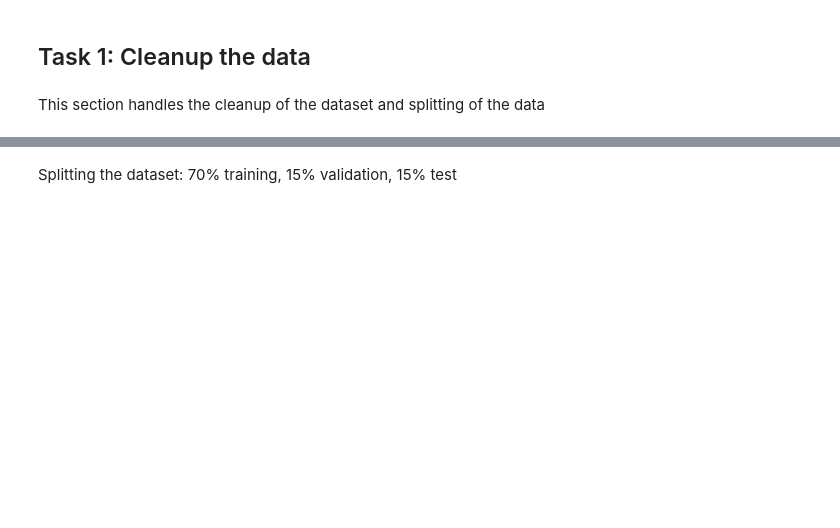
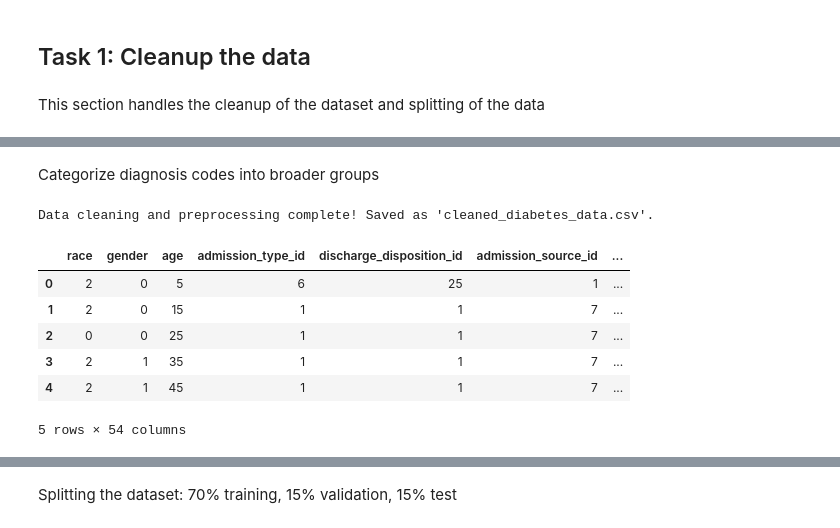
Before and after one commit to AlaaGhalib/Lab3_ML, a Jupyter notebook: AlaaAbdulrazzaq_Abdulrazzaq_lab3.ipynb, the cells around one changed output, grey strips where cells are left out. Cells and saved outputs as stored; diff of their text form; code cells hidden in the pictures; blank space fills up the shorter version.

```diff
--- a/AlaaAbdulrazzaq_Abdulrazzaq_lab3.ipynb
+++ b/AlaaAbdulrazzaq_Abdulrazzaq_lab3.ipynb
@@ -188,0 +80,5 @@ For example, when doing 'df[col].method(value, inplace=True)', try using 'df.met
+# %%
+categorical_features = ['race', 'gender', 'max_glu_serum', 'A1Cresult', 'change', 'diabetesMed']
+le = LabelEncoder()
+for col in categorical_features:
+    diabetes_Data[col] = le.fit_transform(diabetes_Data[col].astype(str))
@@ -188,0 +87,2 @@ For example, when doing 'df[col].method(value, inplace=True)', try using 'df.met
+# %%
+diabetes_Data['readmitted'] = diabetes_Data['readmitted'].map({'>30': 0, 'NO': 0, '<30': 1})
@@ -188,0 +91,73 @@ For example, when doing 'df[col].method(value, inplace=True)', try using 'df.met
+# %%
+medication_columns = ['metformin', 'repaglinide', 'nateglinide', 'chlorpropamide', 'glimepiride',
+                      'acetohexamide', 'glipizide', 'glyburide', 'tolbutamide', 'pioglitazone',
+                      'rosiglitazone', 'acarbose', 'miglitol', 'troglitazone', 'tolazamide',
+                      'examide', 'citoglipton', 'insulin', 'glyburide-metformin',
+                      'glipizide-metformin', 'glimepiride-pioglitazone',
+                      'metformin-rosiglitazone', 'metformin-pioglitazone']
+
+medication_mapping = {'No': 0, 'Steady': 1, 'Up': 2, 'Down': -1}
+for col in medication_columns:
+    diabetes_Data[col] = diabetes_Data[col].map(medication_mapping)
+# %% [markdown]
+Categorize diagnosis codes into broader groups
+# %%
+import pandas as pd
+from sklearn.preprocessing import MinMaxScaler
+
+# Function to categorize diagnosis codes
+def categorize_diagnosis(code):
+    if pd.isna(code):
+        return 'Other'
+    code = str(code)
+    if code.startswith("250"):  # Diabetes
+        return 'Diabetes'
+    elif code.startswith(("401", "402", "403", "404")):
+        return 'Hypertension'
+    elif code.startswith(("410", "411", "412", "413", "414")):
+        return 'Ischemic Heart Disease'
+    elif code.startswith("V"):
+        return 'Other'
+    else:
+        return 'Other'
+
+# Apply diagnosis categorization
+diabetes_Data['diag_1'] = diabetes_Data['diag_1'].apply(categorize_diagnosis)
+diabetes_Data['diag_2'] = diabetes_Data['diag_2'].apply(categorize_diagnosis)
+diabetes_Data['diag_3'] = diabetes_Data['diag_3'].apply(categorize_diagnosis)
+
+# One-hot encode diagnosis categories
+diag_columns = ['diag_1', 'diag_2', 'diag_3']
+diabetes_Data = pd.get_dummies(diabetes_Data, columns=diag_columns)
+
+# Normalize numerical features
+numerical_features = ['time_in_hospital', 'num_lab_procedures', 'num_procedures', 'num_medications',
+                      'number_outpatient', 'number_emergency', 'number_inpatient', 'number_diagnoses']
+scaler = MinMaxScaler()
+diabetes_Data[numerical_features] = scaler.fit_transform(diabetes_Data[numerical_features])
+
+# Impute missing values using mean for numerical columns
+diabetes_Data[numerical_features] = diabetes_Data[numerical_features].fillna(diabetes_Data[numerical_features].mean())
+
+# Final dataset without SMOTE
+diabetes_cleaned = diabetes_Data.copy()
+
+# Verify that missing values were imputed
+missing_values_after_imputation = diabetes_cleaned.isna().sum()
+print("Missing values after imputation:")
+print(missing_values_after_imputation)
+
+# Save cleaned dataset
+diabetes_cleaned.to_csv("cleaned_diabetes_data.csv", index=False)
+
+print("Data cleaning and preprocessing complete! Saved as 'cleaned_diabetes_data.csv'.")
+diabetes_cleaned.head()
+# %% [output]
+Data cleaning and preprocessing complete! Saved as 'cleaned_diabetes_data.csv'.
+|  | race | gender | age | admission_type_id | discharge_disposition_id | admission_source_id | ... |
+| 0 | 2 | 0 | 5 | 6 | 25 | 1 | ... |
+| 1 | 2 | 0 | 15 | 1 | 1 | 7 | ... |
+| 2 | 0 | 0 | 25 | 1 | 1 | 7 | ... |
+| 3 | 2 | 1 | 35 | 1 | 1 | 7 | ... |
+| 4 | 2 | 1 | 45 | 1 | 1 | 7 | ... |
+5 rows × 54 columns
```
Also changed, not shown: parts of 18 cells of this notebook, 2 other files.
